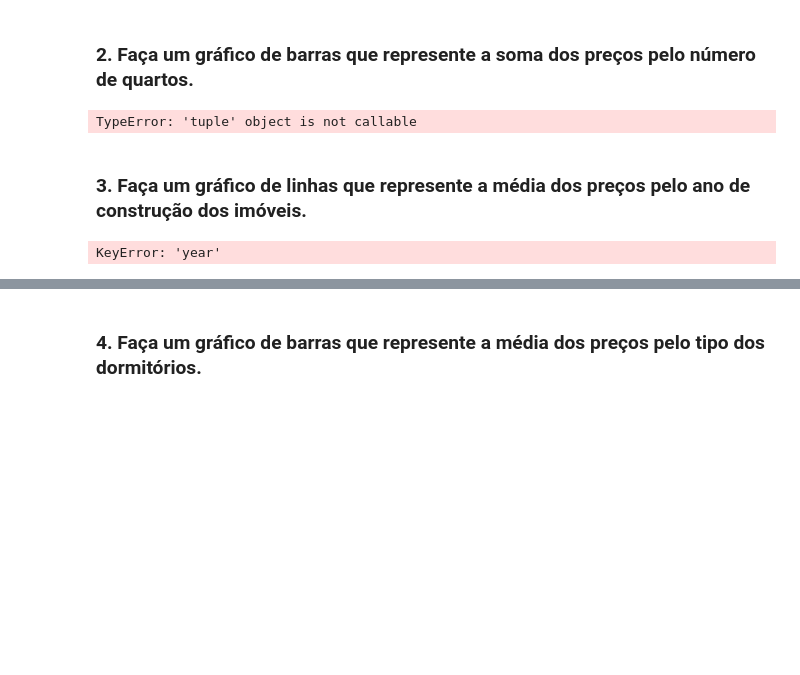
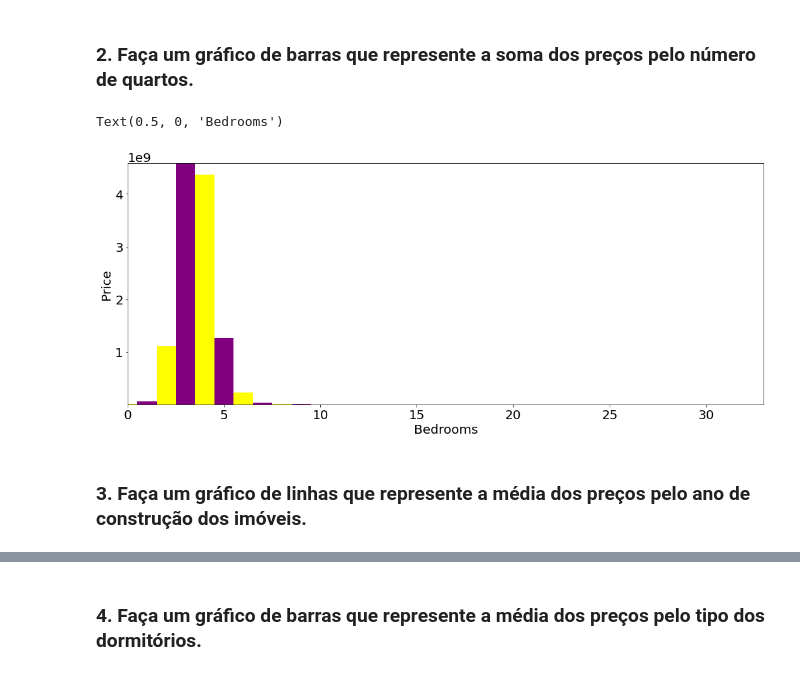
Before and after one commit to rafaelandradeslv/repos_ds, a Jupyter notebook: exercicios/Lesson 3 - Python ao DS.ipynb, the cells around one changed output, grey strips where cells are left out. Saved outputs shown, nothing was run; the diff lists cells and outputs as text; code cells hidden in the pictures; blank space fills up the shorter version.

```diff
--- a/exercicios/Lesson 3 - Python ao DS.ipynb
+++ b/exercicios/Lesson 3 - Python ao DS.ipynb
@@ -56,24 +55,32 @@ df.loc[0:30, ['bedrooms', 'dormitory_type']]
 | 30 | 3 | house |
 # %% [markdown]
 ### 2. Faça um gráfico de barras que represente a soma dos preços pelo número de quartos.
-# %%
-
-
-
-sum_price = df[['price', 'bedrooms']].groupby('bedrooms').sum().reset_index()
-
-plt.bar(sum_price['bedrooms'], sum_price['price'])
-# %% [output]
-TypeError: 'tuple' object is not callable
+# %%
+# soma dos preços
+pd.set_option('display.float_format', lambda x: '%.2f' % x) # função aletara casas decimais
+
+group_price = df[['price', 'bedrooms']].groupby('bedrooms').sum().reset_index()
+
+# estrutura do gráfico
+plt.rcParams.update({'font.size': 20})
+
+plt.figure(figsize= (18, 7))
+plt.bar (group_price['bedrooms'],
+         group_price['price'],
+         width= 1,
+         color= ['yellow', 'purple']
+         )
+
+plt.xlim(group_price['bedrooms'].min(),
+         group_price['bedrooms'].max())
+
+plt.ylim(group_price['price'].min(),
+         group_price['price'].max())
+
+plt.ylabel('Price')
+plt.xlabel('Bedrooms')
+# %% [output]
+Text(0.5, 0, 'Bedrooms')
+[figure, added]
 # %% [markdown]
 ### 3. Faça um gráfico de linhas que represente a média dos preços pelo ano de construção dos imóveis.
-# %%
-pd.set_option('display.float_format', lambda x: '%0.2f' %x )
-
-df['year_built'] = df['yr_built']
-
-med_ano = df[['price', 'yr_built']].groupby('year').mean().reset_index()
-
-med_ano.loc[med_ano['year'] == 2014]
-# %% [output]
-KeyError: 'year'
```
Also changed, not shown: parts of 5 cells of this notebook.
